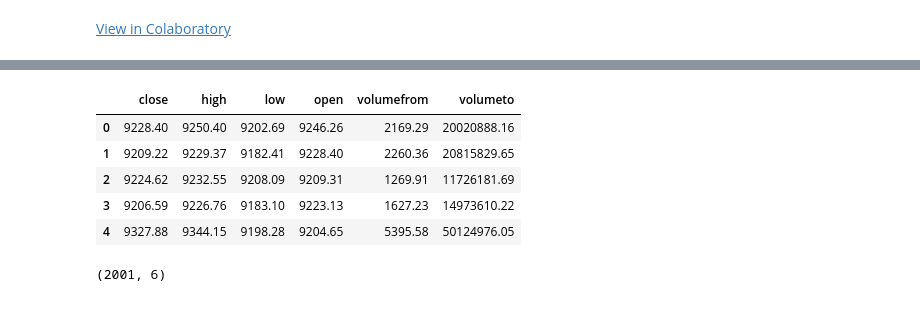
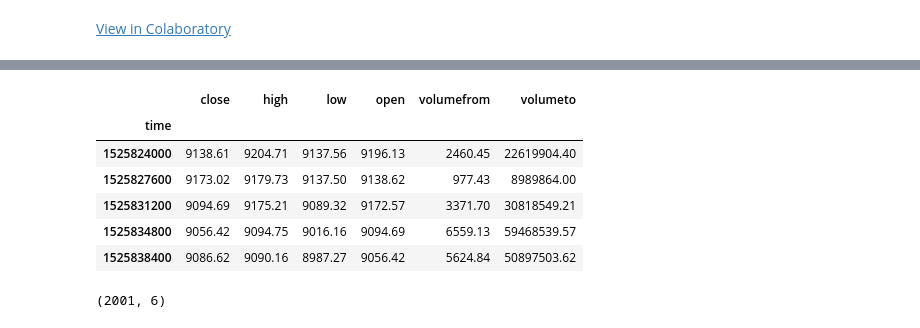
Before and after one commit to MarcinWylot/CryptocurrencyPricePredictor, a Jupyter notebook: BitcoinPredictWithLSTM.ipynb, the cells around one changed output, grey strips where cells are left out. Cells and saved outputs as stored; diff of their text form; code cells hidden in the pictures.

```diff
--- a/BitcoinPredictWithLSTM.ipynb
+++ b/BitcoinPredictWithLSTM.ipynb
@@ -33,19 +17,22 @@ Using TensorFlow backend.
 # %%
 url = 'https://min-api.cryptocompare.com/data/histohour?tsym=USD&limit=9999&fsym=BTC'
 response = requests.get(url)
 
 json_array = json.loads(response.text)
 
 df = pd.DataFrame(json_array['Data'], columns = ['time', 'close', 'high', 'low', 'open', 'volumefrom','volumeto'])
-df.drop('time', 1, inplace=True)
+#df.drop('time', 1, inplace=True)
+df.set_index('time', inplace=True)
+
 df.head()
 # %% [output]
 |  | close | high | low | open | volumefrom | volumeto |
-| 0 | 9228.40 | 9250.40 | 9202.69 | 9246.26 | 2169.29 | 20020888.16 |
-| 1 | 9209.22 | 9229.37 | 9182.41 | 9228.40 | 2260.36 | 20815829.65 |
-| 2 | 9224.62 | 9232.55 | 9208.09 | 9209.31 | 1269.91 | 11726181.69 |
-| 3 | 9206.59 | 9226.76 | 9183.10 | 9223.13 | 1627.23 | 14973610.22 |
-| 4 | 9327.88 | 9344.15 | 9198.28 | 9204.65 | 5395.58 | 50124976.05 |
+| time |  |  |  |  |  |  |
+| 1525824000 | 9138.61 | 9204.71 | 9137.56 | 9196.13 | 2460.45 | 22619904.40 |
+| 1525827600 | 9173.02 | 9179.73 | 9137.50 | 9138.62 | 977.43 | 8989864.00 |
+| 1525831200 | 9094.69 | 9175.21 | 9089.32 | 9172.57 | 3371.70 | 30818549.21 |
+| 1525834800 | 9056.42 | 9094.75 | 9016.16 | 9094.69 | 6559.13 | 59468539.57 |
+| 1525838400 | 9086.62 | 9090.16 | 8987.27 | 9056.42 | 5624.84 | 50897503.62 |
 # %%
 nb_features = df.shape[1]
 df.shape
```
Also changed, not shown: parts of 11 cells of this notebook.
